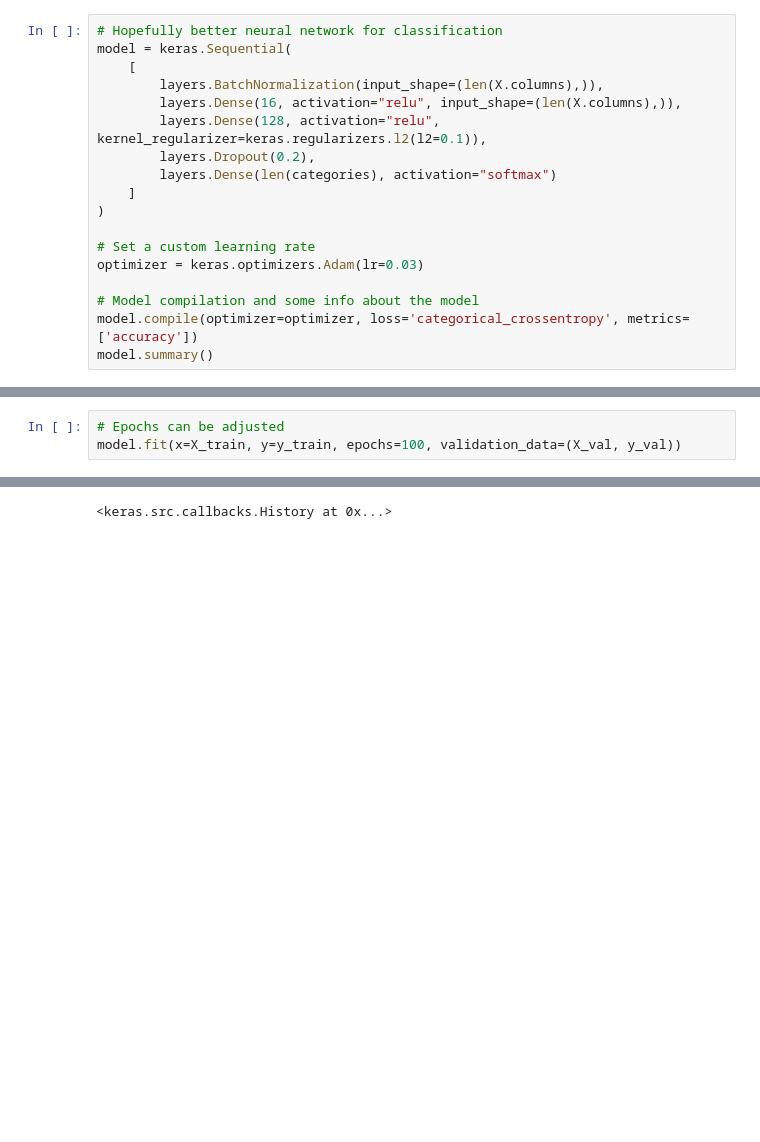
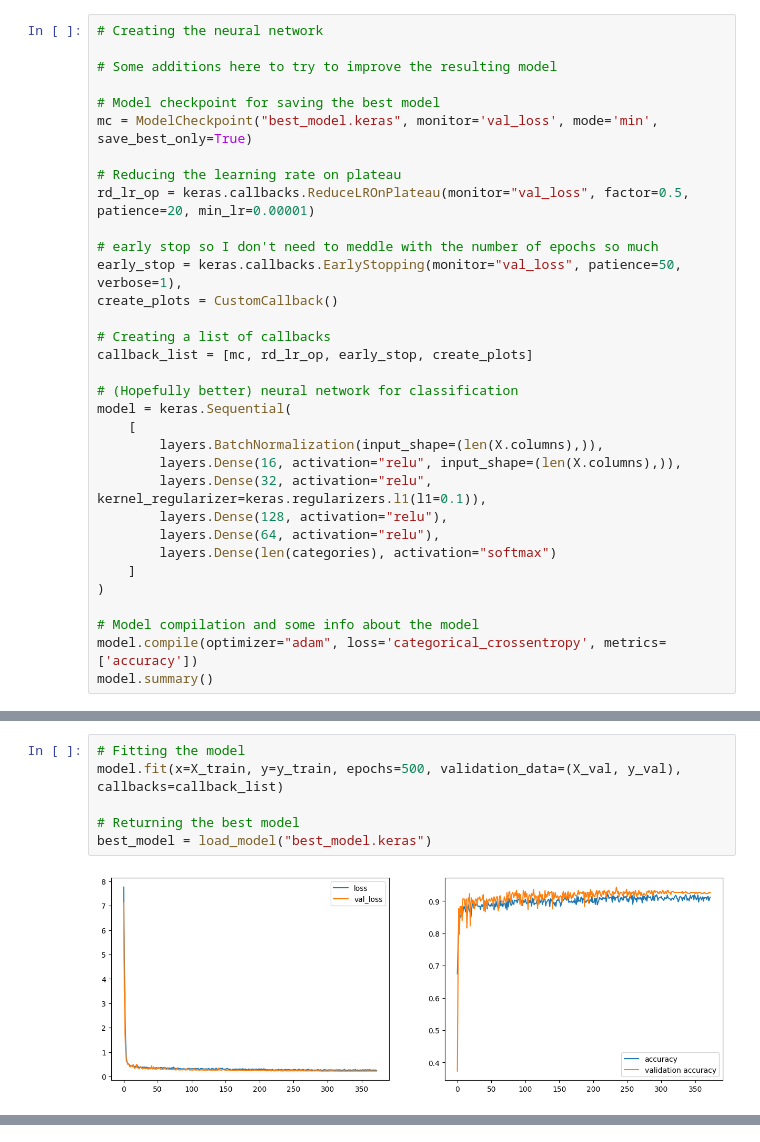
Before and after one commit to tomcordruw/DeepLearning2024, a Jupyter notebook: exercise2/ann_classification_improved.ipynb, the cells around one changed output, grey strips where cells are left out. Saved outputs shown, nothing was run; the diff lists cells and outputs as text; blank space fills up the shorter version.

```diff
--- a/exercise2/ann_classification_improved.ipynb
+++ b/exercise2/ann_classification_improved.ipynb
@@ -116,19 +186,34 @@ categories = list(np.unique(df['class']))
 # %%
-# Hopefully better neural network for classification
+# Creating the neural network
+
+# Some additions here to try to improve the resulting model
+
+# Model checkpoint for saving the best model
+mc = ModelCheckpoint("best_model.keras", monitor='val_loss', mode='min', save_best_only=True)
+
+# Reducing the learning rate on plateau
+rd_lr_op = keras.callbacks.ReduceLROnPlateau(monitor="val_loss", factor=0.5, patience=20, min_lr=0.00001)
+
+# early stop so I don't need to meddle with the number of epochs so much
+early_stop = keras.callbacks.EarlyStopping(monitor="val_loss", patience=50, verbose=1),
+create_plots = CustomCallback()
+
+# Creating a list of callbacks
+callback_list = [mc, rd_lr_op, early_stop, create_plots]
+
+# (Hopefully better) neural network for classification
 model = keras.Sequential(
     [
         layers.BatchNormalization(input_shape=(len(X.columns),)),
         layers.Dense(16, activation="relu", input_shape=(len(X.columns),)),
-        layers.Dense(128, activation="relu", kernel_regularizer=keras.regularizers.l2(l2=0.1)),
-        layers.Dropout(0.2),
+        layers.Dense(32, activation="relu", kernel_regularizer=keras.regularizers.l1(l1=0.1)),
+        layers.Dense(128, activation="relu"),
+        layers.Dense(64, activation="relu"),
         layers.Dense(len(categories), activation="softmax")
     ]
 )
 
-# Set a custom learning rate
-optimizer = keras.optimizers.Adam(lr=0.03)
-
 # Model compilation and some info about the model
-model.compile(optimizer=optimizer, loss='categorical_crossentropy', metrics=['accuracy'])
+model.compile(optimizer="adam", loss='categorical_crossentropy', metrics=['accuracy'])
 model.summary()
 # %% [output]
@@ -156,4 +246,8 @@ _________________________________________________________________
 # %%
-# Epochs can be adjusted
-model.fit(x=X_train, y=y_train, epochs=100, validation_data=(X_val, y_val))
+# Fitting the model
+model.fit(x=X_train, y=y_train, epochs=500, validation_data=(X_val, y_val), callbacks=callback_list)
+
+# Returning the best model
+best_model = load_model("best_model.keras")
 # %% [output]
+[figure, added]
@@ -177 +255,0 @@ Epoch 100/100
-<keras.src.callbacks.History at 0x...>
```
Also changed, not shown: parts of 20 cells of this notebook, 4 other files.
